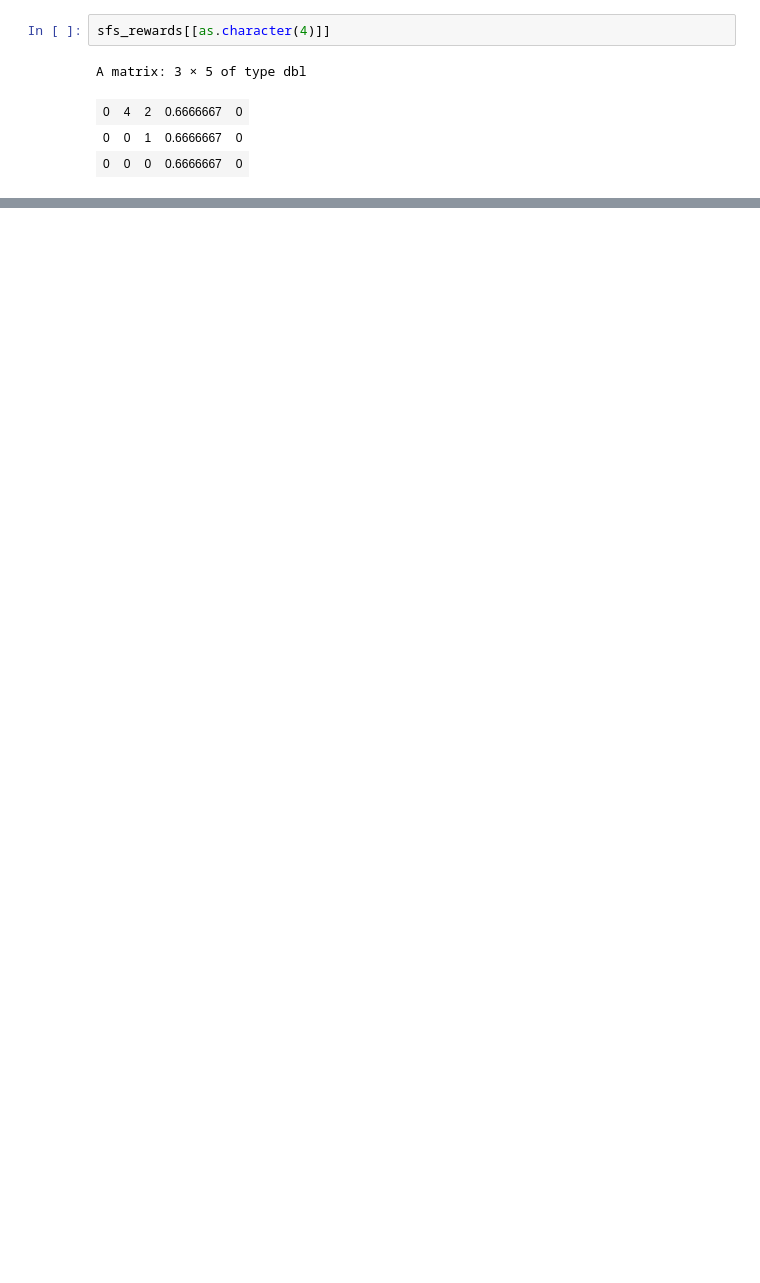
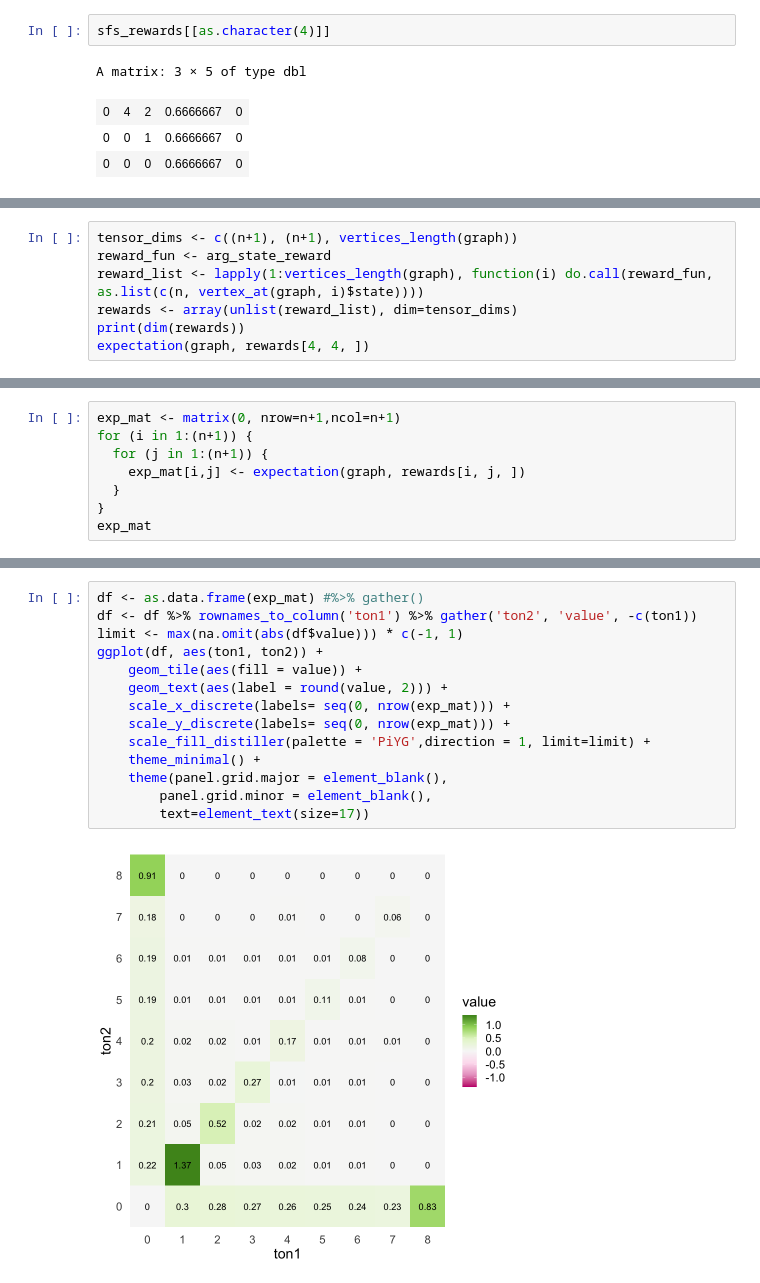
Before and after one commit to munch-group/phase-type-distributions, a Jupyter notebook: notebooks/partitions-R.ipynb, the cells around one changed output, grey strips where cells are left out. Saved outputs shown, nothing was run; the diff lists cells and outputs as text; blank space fills up the shorter version.

```diff
--- a/notebooks/partitions-R.ipynb
+++ b/notebooks/partitions-R.ipynb
@@ -281,0 +514,7 @@ ggsave('~/Desktop/sfs.pdf', width=6, height=4)
+# %%
+tensor_dims <- c((n+1), (n+1), vertices_length(graph))
+reward_fun <- arg_state_reward
+reward_list <- lapply(1:vertices_length(graph), function(i) do.call(reward_fun, as.list(c(n, vertex_at(graph, i)$state))))
+rewards <- array(unlist(reward_list), dim=tensor_dims)
+print(dim(rewards))
+expectation(graph, rewards[4, 4, ])
@@ -281,0 +524,8 @@ ggsave('~/Desktop/sfs.pdf', width=6, height=4)
+# %%
+exp_mat <- matrix(0, nrow=n+1,ncol=n+1)
+for (i in 1:(n+1)) {
+  for (j in 1:(n+1)) {
+    exp_mat[i,j] <- expectation(graph, rewards[i, j, ])
+  }
+}
+exp_mat
@@ -281,0 +543,16 @@ ggsave('~/Desktop/sfs.pdf', width=6, height=4)
+# %%
+df <- as.data.frame(exp_mat) #%>% gather()
+df <- df %>% rownames_to_column('ton1') %>% gather('ton2', 'value', -c(ton1))
+limit <- max(na.omit(abs(df$value))) * c(-1, 1)
+ggplot(df, aes(ton1, ton2)) +
+    geom_tile(aes(fill = value)) +
+    geom_text(aes(label = round(value, 2))) +
+    scale_x_discrete(labels= seq(0, nrow(exp_mat))) +
+    scale_y_discrete(labels= seq(0, nrow(exp_mat))) +
+    scale_fill_distiller(palette = 'PiYG',direction = 1, limit=limit) +
+    theme_minimal() +
+    theme(panel.grid.major = element_blank(),
+        panel.grid.minor = element_blank(),
+        text=element_text(size=17))
+# %% [output]
+[figure, added]
```
Also changed, not shown: parts of 31 cells of this notebook, 3 other files.
